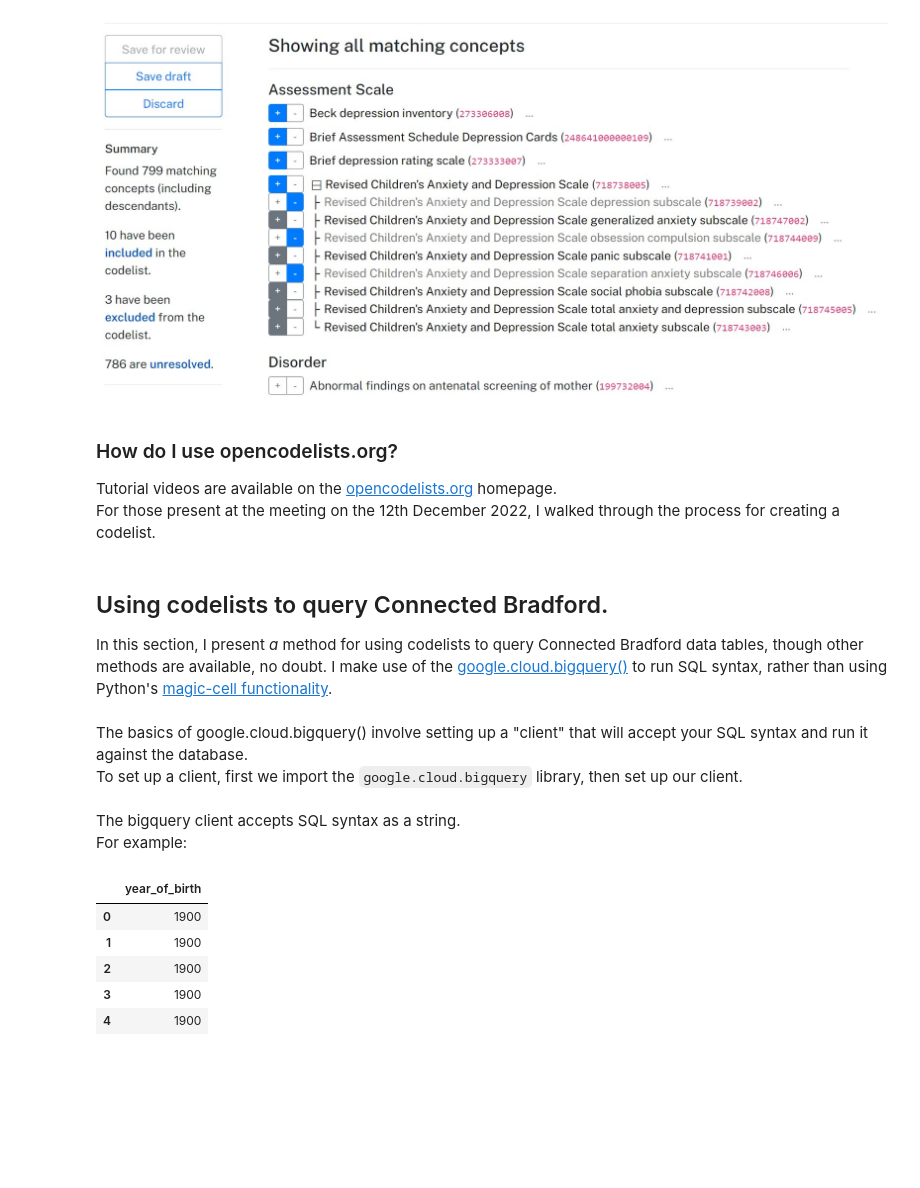
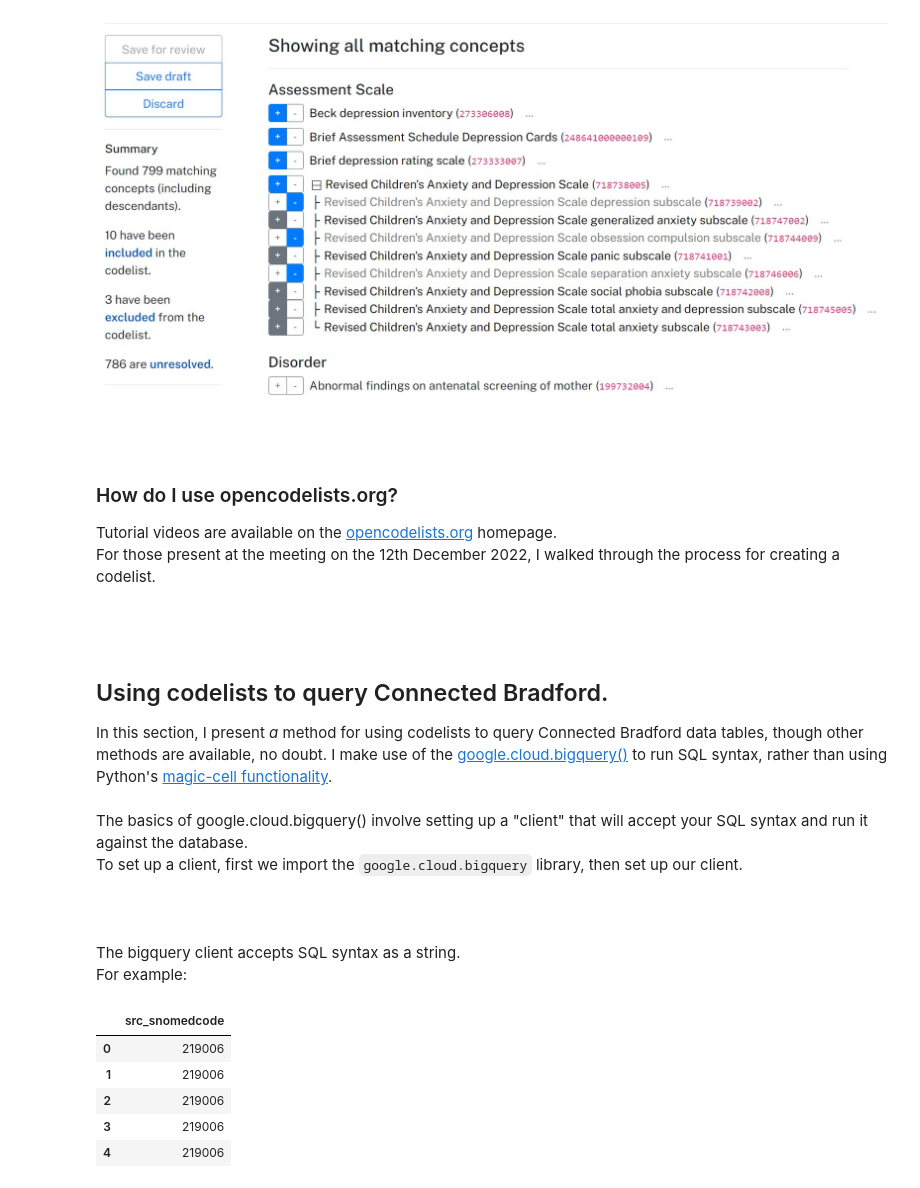
Before and after one commit to ConnectedBradford/c-mcinerney-workspace, a Jupyter notebook: Presentation/cB pres_2022 12 12.ipynb, the cells around one changed output. Cells and saved outputs as stored; diff of their text form; code cells hidden in the pictures; blank space fills up the shorter version.

```diff
--- a/Presentation/cB pres_2022 12 12.ipynb
+++ b/Presentation/cB pres_2022 12 12.ipynb
@@ -76,11 +106,17 @@ IPython.display.Image("opencodelists_inclExcl.jpg")
 # %% [output]
 [figure]
 # %% [markdown]
+<br/>
+<br/>
+
 ### How do I use opencodelists.org?
 Tutorial videos are available on the [opencodelists.org](https://www.opencodelists.org/) homepage.
 <br/>
 For those present at the meeting on the 12th December 2022, I walked through the process for creating a codelist.
 # %% [markdown]
+<br/>
+<br/>
+
 ## Using codelists to query Connected Bradford.
 
 In this section, I present _a_ method for using codelists to query Connected Bradford data tables, though other methods are available, no doubt. I make use of the [google.cloud.bigquery()](https://pypi.org/project/google-cloud-bigquery/) to run SQL syntax, rather than using Python's [magic-cell functionality](https://levelup.gitconnected.com/how-to-run-sql-queries-in-jupyter-lab-1cbb1e3b1c04).
@@ -95,30 +131,39 @@ from google.cloud import bigquery
 # Instantiate bigQuery client.
 client = bigquery.Client()
 # %% [markdown]
+<br/>
+<br/>
+
 The bigquery client accepts SQL syntax as a string.
 <br/>
 For example:
 # %%
 # Define string of SQL syntax.
+
+
 my_sql_syntax = """
 SELECT
-    year_of_birth
+    src_snomedcode
 FROM
-    yhcr-prd-phm-bia-core.CY_MYSPACE_CMC.person
+    yhcr-prd-phm-bia-core.CY_FDM_PrimaryCare_v5.tbl_SRCode
 WHERE
-    year_of_birth IS NOT NULL
+    src_snomedcode <> 'None'
 LIMIT
     5
 """
 
 # Run SQL string and store in a pandas.DataFrame.
-client_query_output = client.query(my_sql_syntax).to_dataframe()
+client_query_output = \
+        client.query(
+                    my_sql_syntax
+                    ).to_dataframe()
+
 client_query_output
 # %% [output]
-|  | year_of_birth |
-| 0 | 1900 |
-| 1 | 1900 |
-| 2 | 1900 |
-| 3 | 1900 |
-| 4 | 1900 |
+|  | src_snomedcode |
+| 0 | 219006 |
+| 1 | 219006 |
+| 2 | 219006 |
+| 3 | 219006 |
+| 4 | 219006 |
 # %% [markdown]
```
Also changed, not shown: parts of 24 cells of this notebook, 8 other files.
